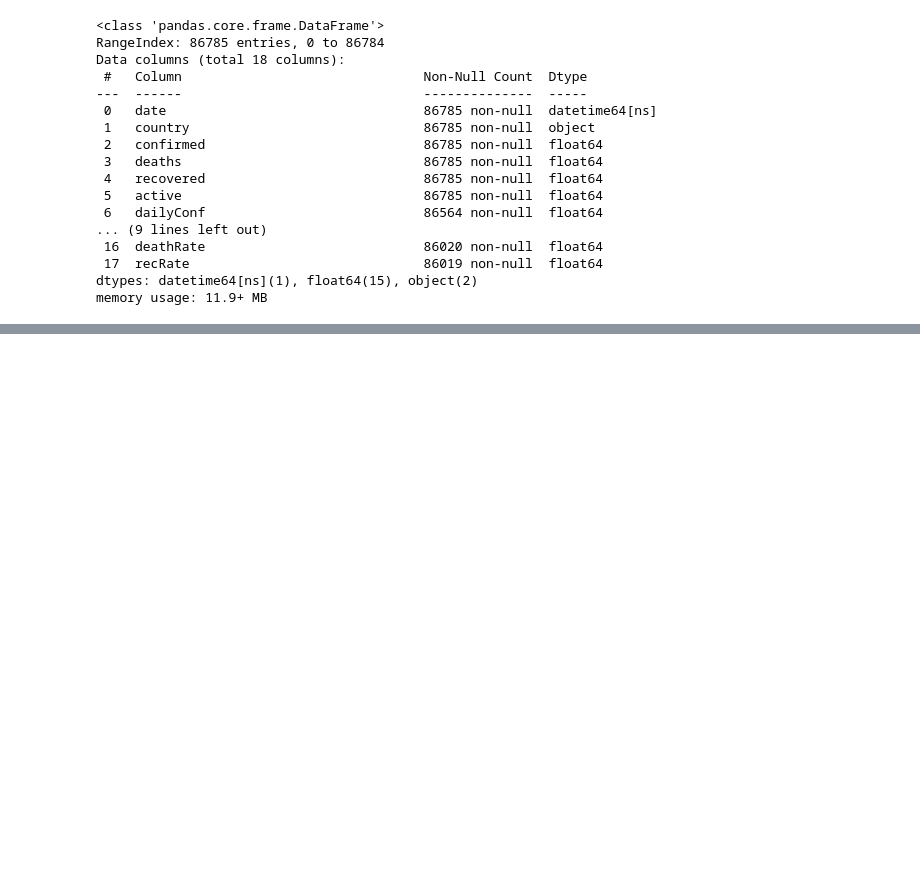
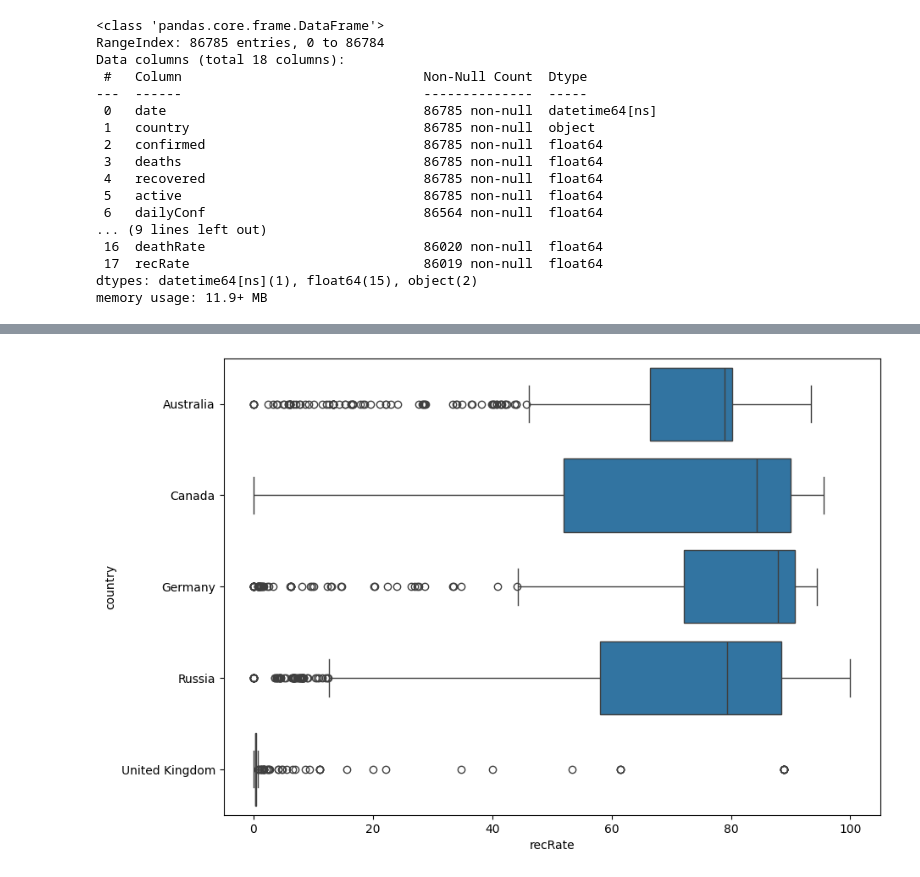
Before and after one commit to infinitelifeline/SkillFactory, a Jupyter notebook: ND/PY13/Seaborn.ipynb, the cells around one changed output, grey strips where cells are left out. Drawn from its saved outputs; the diff is of its cells as text; code cells hidden in the pictures; blank space fills up the shorter version.

```diff
--- a/ND/PY13/Seaborn.ipynb
+++ b/ND/PY13/Seaborn.ipynb
@@ -70,3 +66,11 @@ boxplot.grid()
+# %%
+fig = plt.figure(figsize=(10,7))
+boxplot = sns.boxplot(data=Cropcdf,
+                      x='recRate',
+                      y='country',
+                      orient='h')
+# %% [output]
+[figure, added]
 # %%
 fig = plt.figure(figsize=(10, 7))
 Cropcdf['quarter'] = Cropcdf['date'].dt.quarter
```
Also changed, not shown: parts of 7 cells of this notebook, 3 other files.
